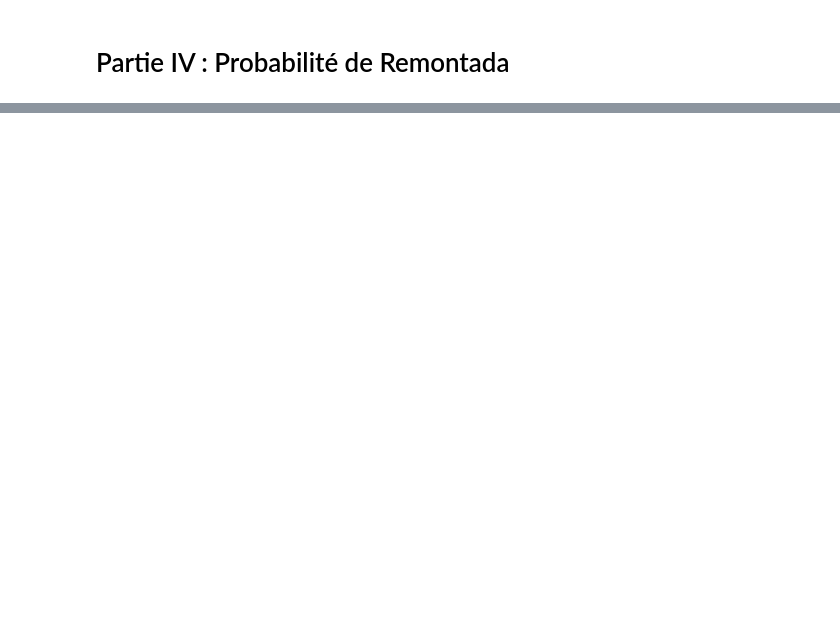
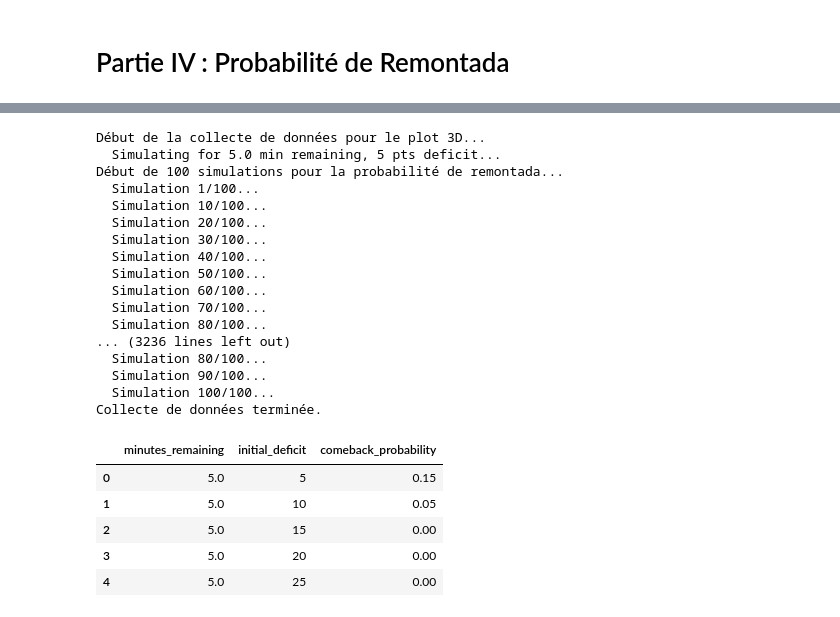
Before and after one commit to Lduvignacq/Analyse-statistique-du-momentum-dans-le-sport---Application-la-NBA, a Jupyter notebook: analyse_EVT.ipynb, the cells around one changed output, grey strips where cells are left out. Saved outputs shown, nothing was run; the diff lists cells and outputs as text; code cells hidden in the pictures; blank space fills up the shorter version.

```diff
--- a/analyse_EVT.ipynb
+++ b/analyse_EVT.ipynb
@@ -1526,32 +1614,56 @@ import numpy as np
 import pandas as pd
 
 # Définir les plages pour les minutes restantes et le déficit initial
-minutes_range = np.arange(5, 21, 1)  # De 5 à 20 minutes par pas de 5
+minutes_range = np.arange(5, 10, 0.1)  # De 5 à 20 minutes par pas de 1
 deficit_range = np.arange(5, 26, 5)  # De 5 à 25 points par pas de 5
 num_sims_for_plot = 100  # Réduire le nombre de simulations pour le plot 3D afin de limiter le temps d'exécution
 
 results = []
 print("Début de la collecte de données pour le plot 3D...")
 
 for minutes in minutes_range:
     for deficit in deficit_range:
         print(f"  Simulating for {minutes} min remaining, {deficit} pts deficit...")
         prob = simulate_comeback_probability(
             team_A_runs_df=all_raw_runs_bos_season_sorted,
             team_B_runs_df=all_raw_runs_gsw_season_sorted,
             initial_deficit_A=deficit,
             minutes_remaining=minutes,
             num_simulations=num_sims_for_plot,
             team_A_name=bos['abbreviation'],
             team_B_name=gsw['abbreviation']
         )
         results.append({
             'minutes_remaining': minutes,
             'initial_deficit': deficit,
             'comeback_probability': prob
         })
 
 df_3d_plot_data = pd.DataFrame(results)
 
 print("Collecte de données terminée.")
 display(df_3d_plot_data.head())
+# %% [output]
+Début de la collecte de données pour le plot 3D...
+  Simulating for 5.0 min remaining, 5 pts deficit...
+Début de 100 simulations pour la probabilité de remontada...
+  Simulation 1/100...
+  Simulation 10/100...
+  Simulation 20/100...
+  Simulation 30/100...
+  Simulation 40/100...
+  Simulation 50/100...
+  Simulation 60/100...
+  Simulation 70/100...
+  Simulation 80/100...
+... (3236 lines left out)
+  Simulation 80/100...
+  Simulation 90/100...
+  Simulation 100/100...
+Collecte de données terminée.
+|  | minutes_remaining | initial_deficit | comeback_probability |
+| 0 | 5.0 | 5 | 0.15 |
+| 1 | 5.0 | 10 | 0.05 |
+| 2 | 5.0 | 15 | 0.00 |
+| 3 | 5.0 | 20 | 0.00 |
+| 4 | 5.0 | 25 | 0.00 |
```
Also changed, not shown: parts of 10 cells of this notebook.
